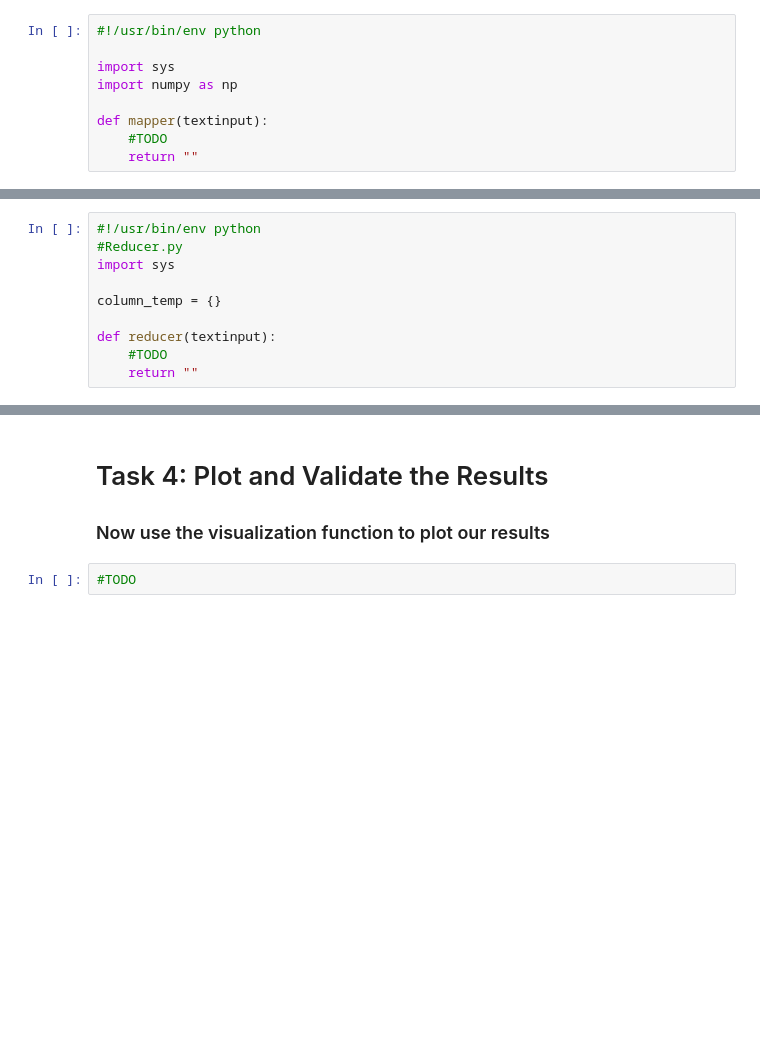
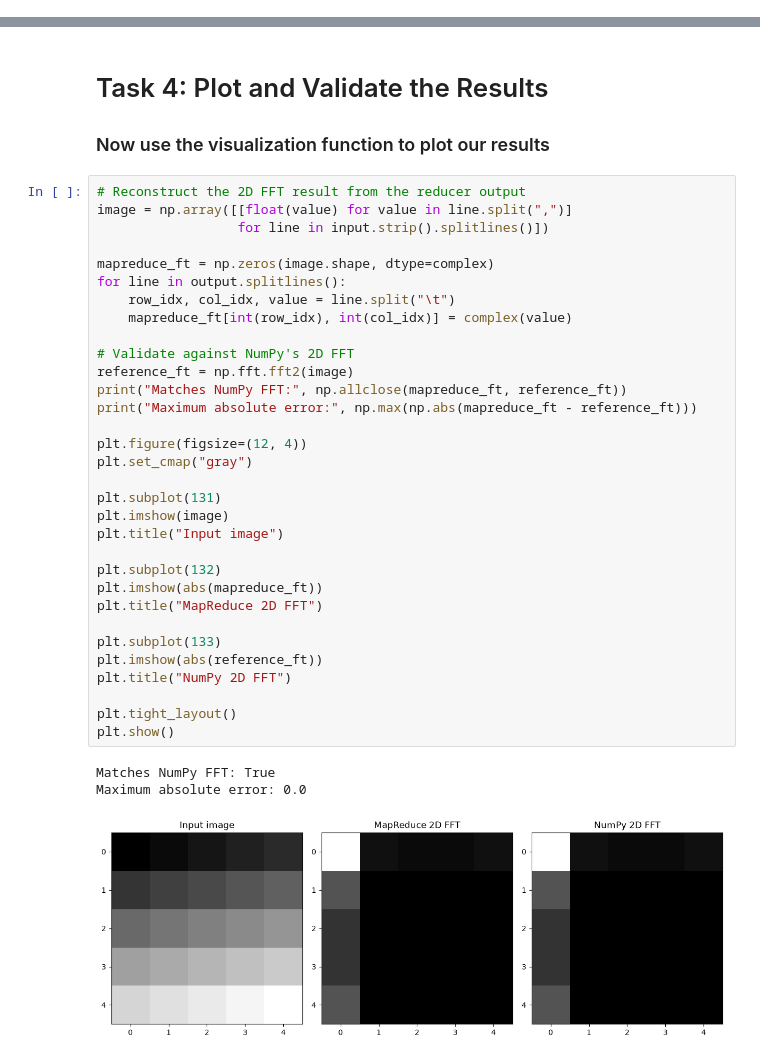
Before and after one commit to Integer-Ctrl/big-data-fsu-2026, a Jupyter notebook: exiercises/exercise_05/src/2D-FFT_Template.ipynb, the cells around one changed output, grey strips where cells are left out. Cells and saved outputs as stored; diff of their text form; blank space fills up the shorter version.

```diff
--- a/exiercises/exercise_05/src/2D-FFT_Template.ipynb
+++ b/exiercises/exercise_05/src/2D-FFT_Template.ipynb
@@ -257,12 +311,3 @@ plt.show()
 
 ### Now we have to write the code for the mapper function.
 TBD
-# %%
-#!/usr/bin/env python
-
-import sys
-import numpy as np
-
-def mapper(textinput):
-    #TODO
-    return ""
@@ -281,13 +347,3 @@ input = "1, 2, 3, 4, 5\n6, 7, 8, 9, 10\n11, 12, 13, 14, 15\n16, 17, 18, 19, 20\n
 output = mapper(input);
 output=sorted(output.split('\n'));
 output='\n'.join(output);
-# %%
-#!/usr/bin/env python
-#Reducer.py
-import sys
-
-column_temp = {}
-
-def reducer(textinput):
-    #TODO
-    return ""
@@ -311,5 +421,39 @@ Reducer Output:
 # Task 4: Plot and Validate the Results
 
 ### Now use the visualization function to plot our results
-# %%
-#TODO
+# %%
+# Reconstruct the 2D FFT result from the reducer output
+image = np.array([[float(value) for value in line.split(",")]
+                  for line in input.strip().splitlines()])
+
+mapreduce_ft = np.zeros(image.shape, dtype=complex)
+for line in output.splitlines():
+    row_idx, col_idx, value = line.split("\t")
+    mapreduce_ft[int(row_idx), int(col_idx)] = complex(value)
+
+# Validate against NumPy's 2D FFT
+reference_ft = np.fft.fft2(image)
+print("Matches NumPy FFT:", np.allclose(mapreduce_ft, reference_ft))
+print("Maximum absolute error:", np.max(np.abs(mapreduce_ft - reference_ft)))
+
+plt.figure(figsize=(12, 4))
+plt.set_cmap("gray")
+
+plt.subplot(131)
+plt.imshow(image)
+plt.title("Input image")
+
+plt.subplot(132)
+plt.imshow(abs(mapreduce_ft))
+plt.title("MapReduce 2D FFT")
+
+plt.subplot(133)
+plt.imshow(abs(reference_ft))
+plt.title("NumPy 2D FFT")
+
+plt.tight_layout()
+plt.show()
+# %% [output]
+Matches NumPy FFT: True
+Maximum absolute error: 0.0
+[figure, added]
```
Also changed, not shown: parts of 7 cells of this notebook.
